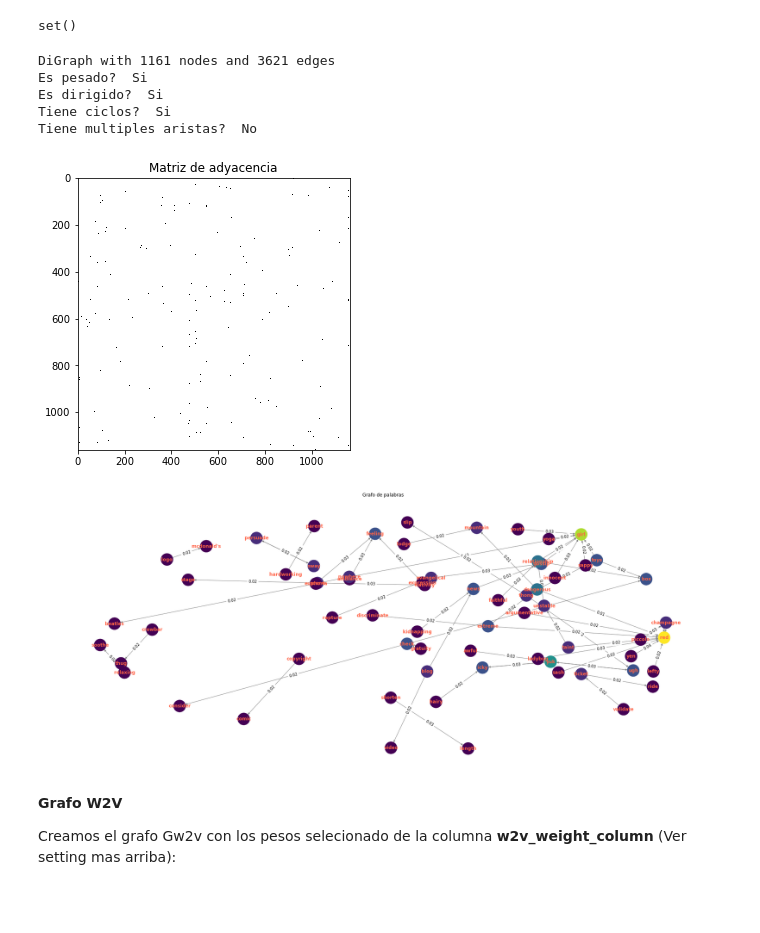
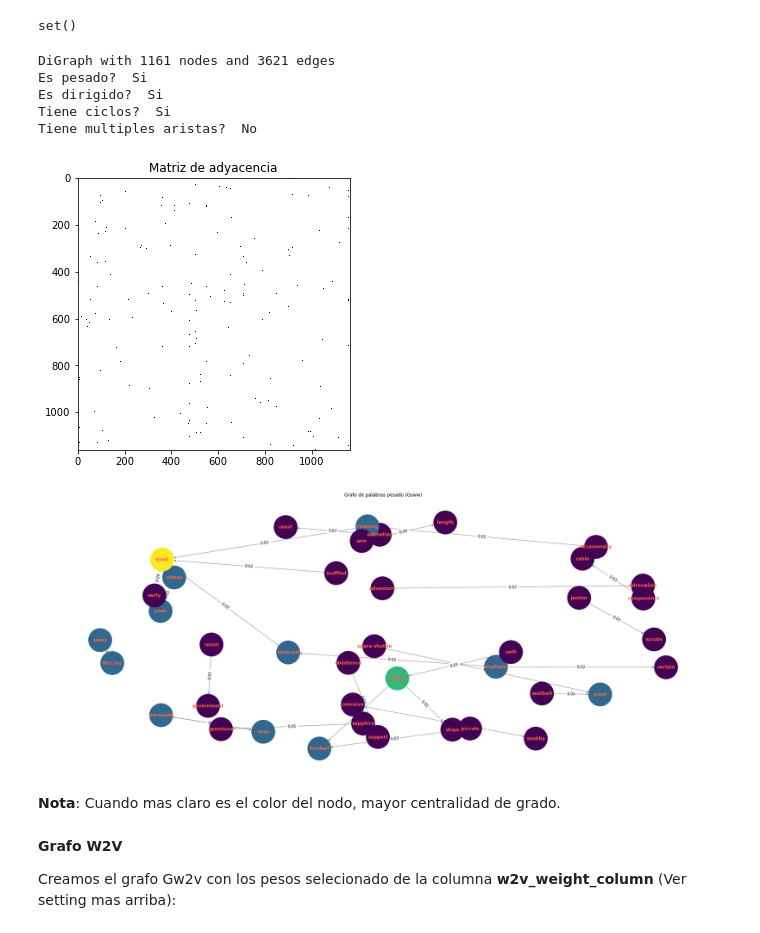
Before and after one commit to magistery-tps/dm-cyt-tp2, a Jupyter notebook: notebooks/analisys.ipynb, the cells around one changed output. Saved outputs shown, nothing was run; the diff lists cells and outputs as text; code cells hidden in the pictures; blank space fills up the shorter version.

```diff
--- a/notebooks/analisys.ipynb
+++ b/notebooks/analisys.ipynb
@@ -178,15 +178,17 @@ isolated_nodes(sww_graph)
 # %% [output]
 set()
 # %%
-graph_summary(sww_graph, k_percent=0.13, k_layout=0.1)
+graph_summary(sww_graph, k_percent=0.1, k_layout=0.2, title='Grafo de palabras pesado (Gsww)')
 # %% [output]
 DiGraph with 1161 nodes and 3621 edges
 Es pesado?  Si
 Es dirigido?  Si
 Tiene ciclos?  Si
 Tiene multiples aristas?  No
 [figure]
-[figure, old version]
+[figure, new version]
+# %% [markdown]
+**Nota**: Cuando mas claro es el color del nodo, mayor centralidad de grado.
 # %% [markdown]
 **Grafo W2V**
 
```
Also changed, not shown: parts of 2 cells of this notebook, 1 other file.
